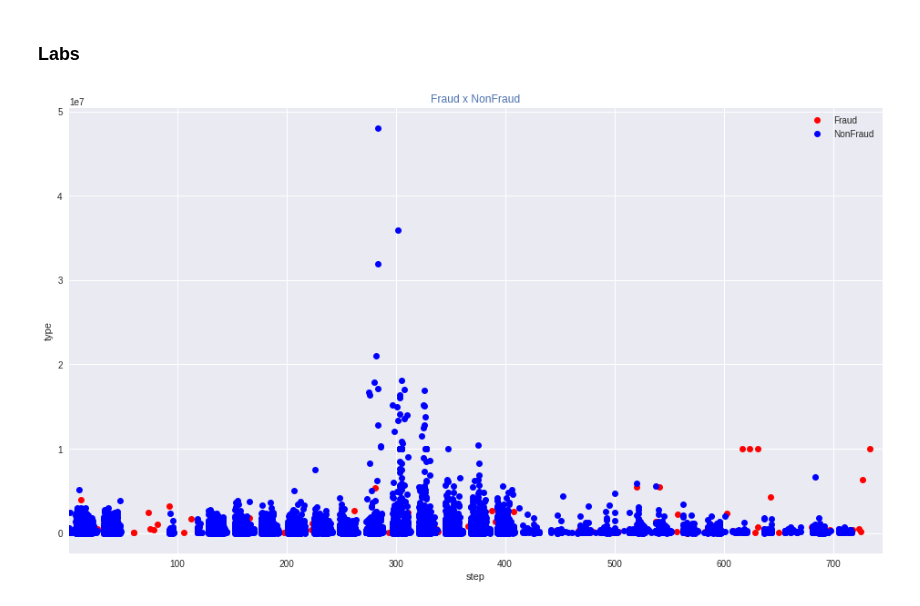
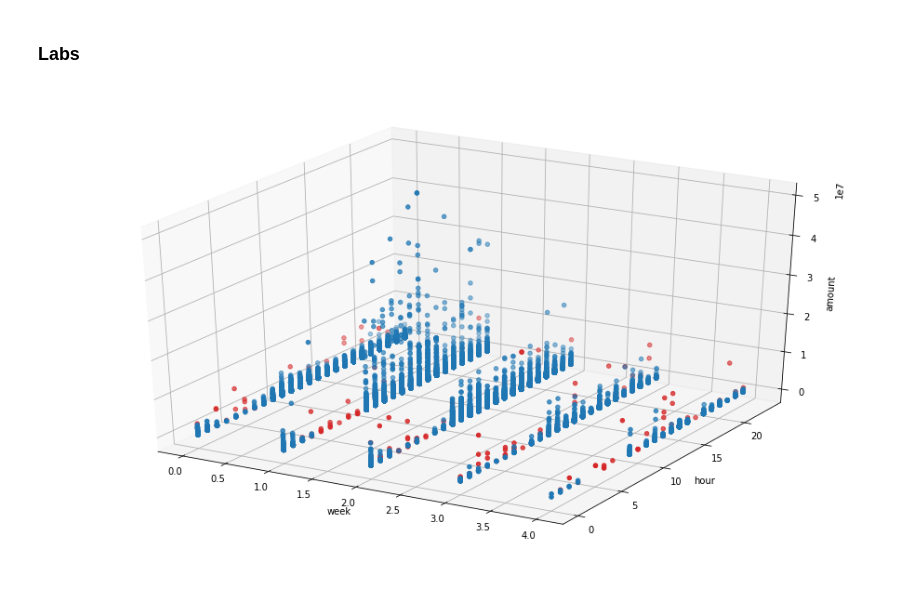
Before and after one commit to johnfercher/fraud-detection, a Jupyter notebook: fraud-detection.ipynb, the cells around one changed output. Saved outputs shown, nothing was run; the diff lists cells and outputs as text; code cells hidden in the pictures.

Commit message:
plot 3d genérico

```diff
--- a/fraud-detection.ipynb
+++ b/fraud-detection.ipynb
@@ -29,3 +27,10 @@ testset = dataset.sample(frac=0.01)
+# %%
+dataset['hour'] = dataset['step'].map(lambda x: x % 24)
+dataset['day'] = dataset['step'].map(lambda x: int(x / 24))
+dataset['week'] = dataset['step'].map(lambda x: int(x / 168))
+
+trainset = dataset.sample(frac=0.05)
+testset = dataset.sample(frac=0.05)
 # %% [markdown]
 ### Train dataset information
 # %%
@@ -83,31 +88,26 @@ train_non_frauds = trainset.loc[trainset['isFraud'] == 0]
 ### Labs
 # %%
 def plot(x_value, y_value, z_value):
-    mpl.style.use('seaborn')
-    fig, ax = plt.subplots(figsize=(16, 9))
+    fig = plt.figure()
+    fig.set_size_inches(16, 9)
+    ax = fig.add_subplot(111, projection='3d')
+
 
     x_fraud = train_frauds[[x_value]]
     y_fraud = train_frauds[[y_value]]
-    #z_fraud = train_frauds[[z_value]]
+    z_fraud = train_frauds[[z_value]]
 
     x_nonfraud = train_non_frauds[[x_value]]
     y_nonfraud = train_non_frauds[[y_value]]
-    #z_nonfraud = train_non_frauds[[z_value]]
+    z_nonfraud = train_non_frauds[[z_value]]
 
-    ax.set_title('Fraud x NonFraud', color='C0')
-
-    ax.plot(x_fraud, y_fraud, 'ro', label='Fraud')
-    ax.plot(x_nonfraud, y_nonfraud, 'bo', label='NonFraud')
+    ax.scatter(x_fraud, y_fraud, z_fraud, c='C3')
+    ax.scatter(x_nonfraud, y_nonfraud, z_nonfraud, c='C0')
 
     ax.set_xlabel(x_value)
     ax.set_ylabel(y_value)
-    #ax.set_ylabel(z_value)
+    ax.set_zlabel(z_value)
 
-    ax.set_xlim([1, 745])
-    #ax.set_xlim([3,27])
-
-    ax.legend()
-
-plot('step', 'amount', 'type')
+plot('week', 'hour', 'amount')
 # %% [output]
-[figure, old version]
+[figure, new version]
```
Also changed, not shown: parts of 4 cells of this notebook.
